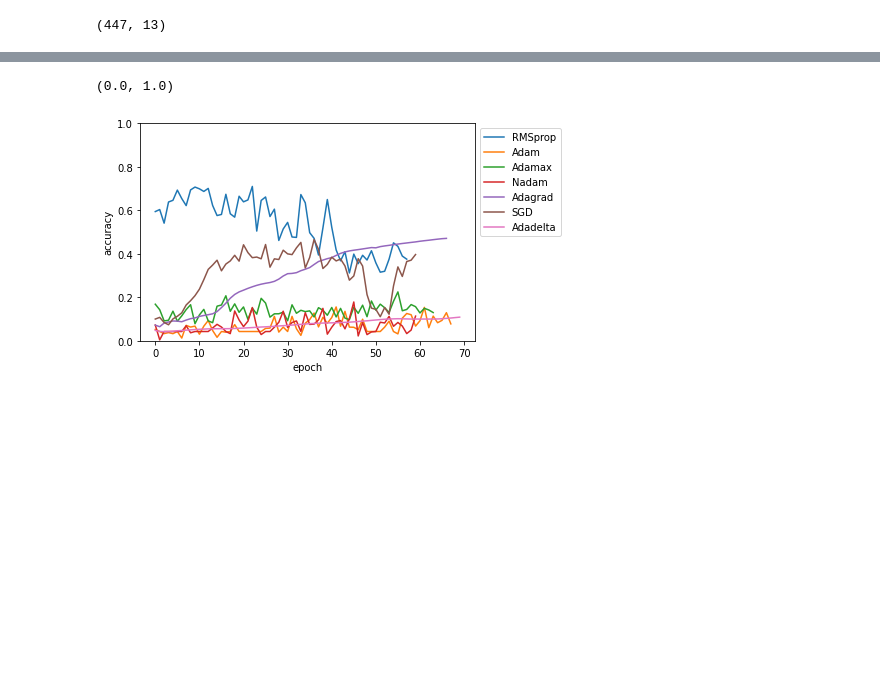
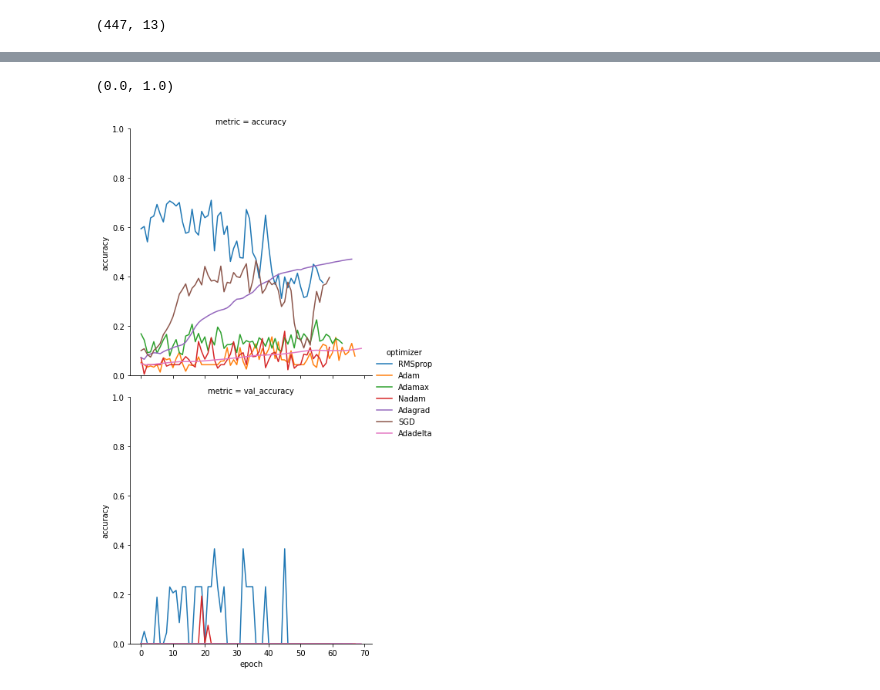
Before and after one commit to dunnkers/optimizers-sign-language, a Jupyter notebook: exploration/results.ipynb, the cells around one changed output, grey strips where cells are left out. Saved outputs shown, nothing was run; the diff lists cells and outputs as text; code cells hidden in the pictures; blank space fills up the shorter version.

Commit message:
Also plot validation accuracy

```diff
--- a/exploration/results.ipynb
+++ b/exploration/results.ipynb
@@ -40,3 +40,9 @@ data = df[df['job_id'].isin(['18102942'])]
 data.shape
 # %% [output]
 (447, 13)
+# %%
+molten = data.melt(id_vars=['epoch', 'optimizer'],
+                   var_name='metric',
+                   value_vars=['accuracy', 'val_accuracy'],
+                   value_name='accuracy')
+molten
@@ -43,7 +63,7 @@ data.shape
 # %%
-sns.lineplot(data=data, x='epoch', y='accuracy', hue='optimizer')
-plt.legend(loc="upper left", bbox_to_anchor=(1,1))
+sns.relplot(data=molten, x='epoch', y='accuracy',
+    hue='optimizer', kind='line', row='metric')
 plt.ylim(0, 1)
 # %% [output]
 (0.0, 1.0)
-[figure, old version]
+[figure, new version]
```
Also changed, not shown: parts of 1 cell of this notebook.
